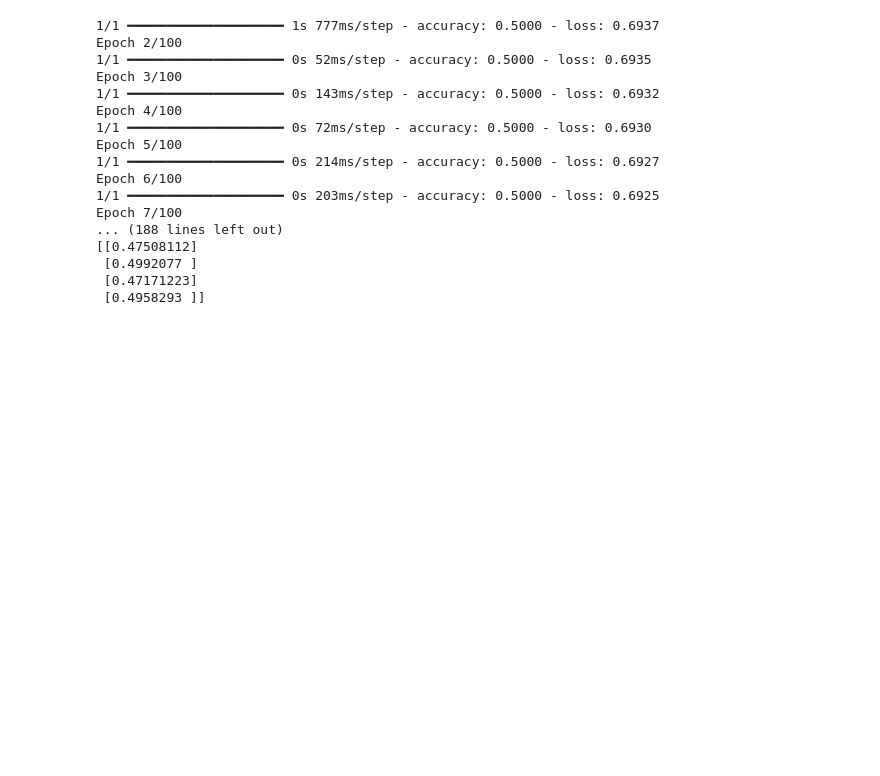
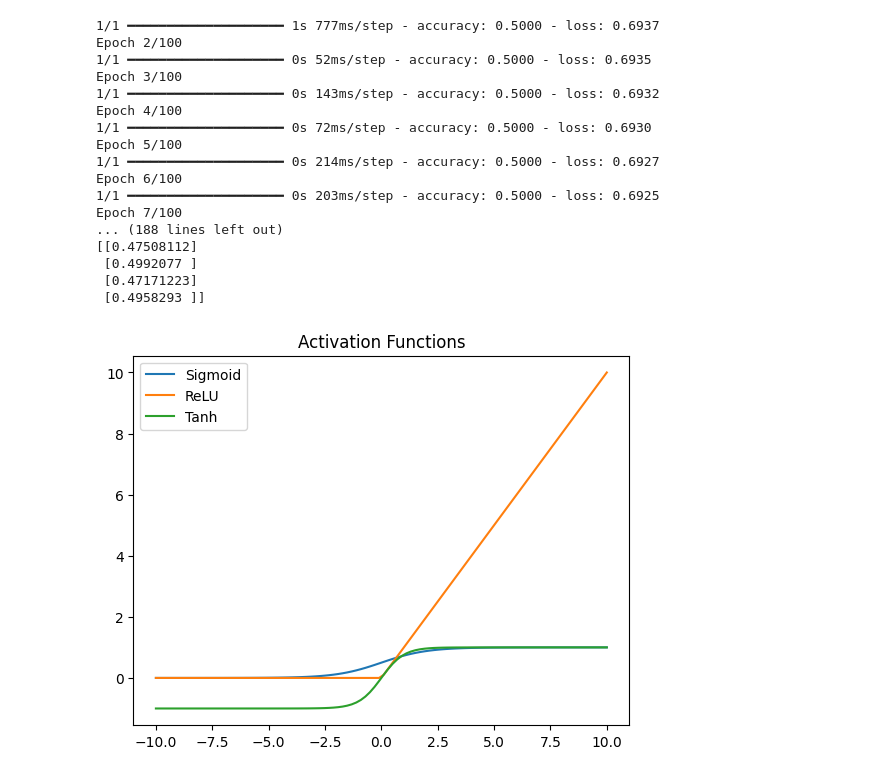
Before and after one commit to Harshita1204/python, a Jupyter notebook: perceptron_singleNeuronModel.ipynb, the cells around one changed output. Cells and saved outputs as stored; diff of their text form; code cells hidden in the pictures; blank space fills up the shorter version.

```diff
--- a/perceptron_singleNeuronModel.ipynb
+++ b/perceptron_singleNeuronModel.ipynb
@@ -50,3 +50,28 @@ Epoch 7/100
  [0.4992077 ]
  [0.47171223]
  [0.4958293 ]]
+# %%
+# activation functions
+# activation function decide whether a neuron should fire or not
+# sigmoid -> binary claassification
+# ReLU -> most deep learning models
+# tanh -> hidden layers
+# softmax -> multi-class classification
+import numpy as np
+import matplotlib.pyplot as plt
+
+x = np.linspace(-10,10,100)
+
+sigmoid = 1/(1+np.exp(-x))
+relu = np.maximum(0,x)
+tanh = np.tanh(x)
+
+plt.plot(x,sigmoid,label="Sigmoid")
+plt.plot(x,relu,label="ReLU")
+plt.plot(x,tanh,label="Tanh")
+
+plt.legend()
+plt.title("Activation Functions")
+plt.show()
+# %% [output]
+[figure, added]
```
